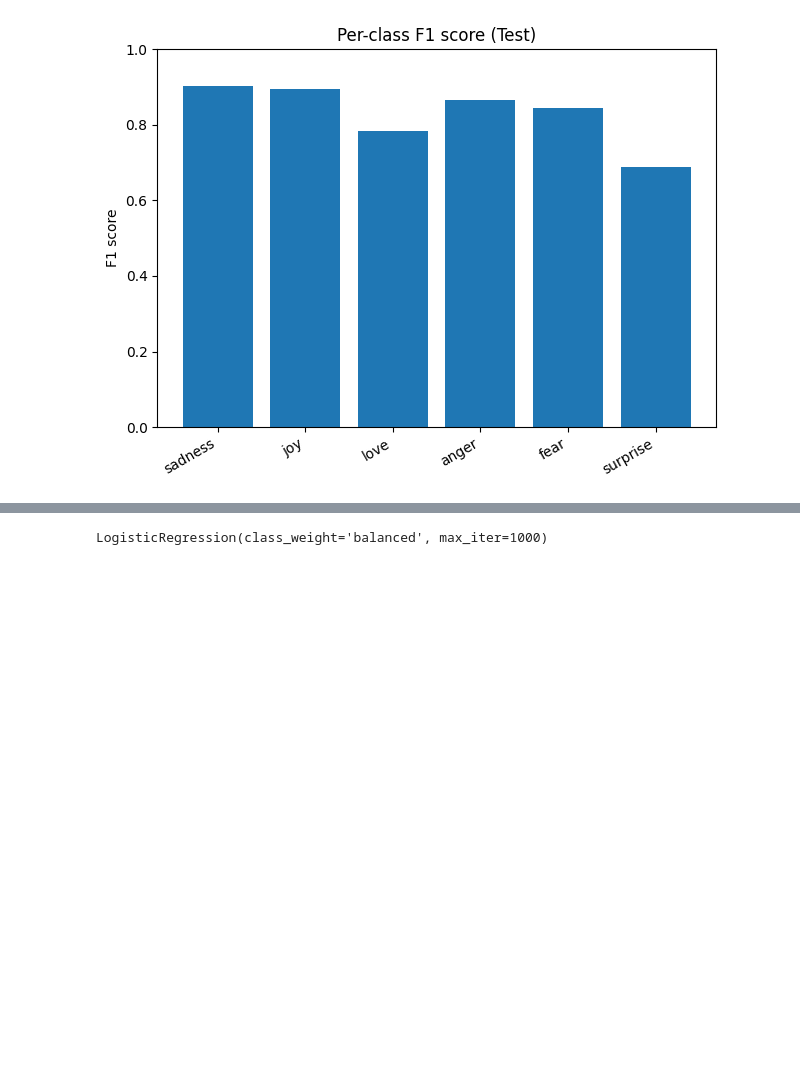
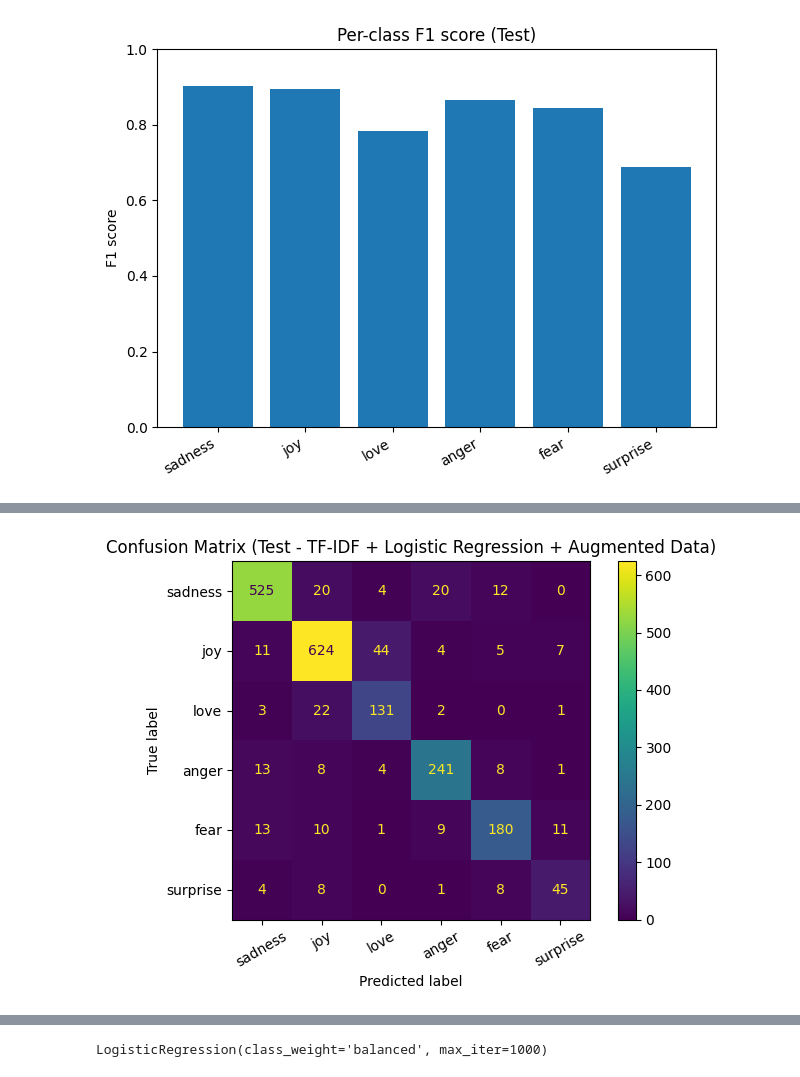
Before and after one commit to TgDSML/Movie-review-emotion-classifier, a Jupyter notebook: notebooks/logistic_regression.ipynb, the cells around one changed output, grey strips where cells are left out. Drawn from its saved outputs; the diff is of its cells as text; code cells hidden in the pictures; blank space fills up the shorter version.

Commit message:
added demonstration & graphs of LR+TF-IDF augmented

```diff
--- a/notebooks/logistic_regression.ipynb
+++ b/notebooks/logistic_regression.ipynb
@@ -118,0 +157,22 @@ plt.show()
+# %%
+from src.features.tfidf import fit_tfidf_on_any_dataframe
+
+# Fit TF-IDF on augmented training data
+vectorizer_aug, X_train_aug, y_train_aug = fit_tfidf_on_any_dataframe(train_df_aug_balanced)
+
+# Transform test data using the augmented vectorizer
+X_test_aug = vectorizer_aug.transform(test_df_aug['clean_text'])
+y_test_aug = test_df_aug["label"].values
+
+print("X_train_aug:", X_train_aug.shape)
+print("X_test_aug:", X_test_aug.shape)
+
+# Train logistic regression on augmented data
+model_aug = LogisticRegression(
+    max_iter=2000,
+    solver="lbfgs",
+    class_weight="balanced",
+)
+
+model_aug.fit(X_train_aug, y_train_aug)
+y_pred_aug = model_aug.predict(X_test_aug)
@@ -118,0 +197,11 @@ plt.show()
+# %%
+cm_aug = confusion_matrix(y_test_aug, y_pred_aug, labels=sorted(Label_map.keys()))
+disp_aug = ConfusionMatrixDisplay(confusion_matrix=cm_aug, display_labels=[Label_map[i] for i in sorted(Label_map.keys())])
+
+fig, ax = plt.subplots()
+disp_aug.plot(ax=ax, xticks_rotation=30)
+plt.title("Confusion Matrix (Test - TF-IDF + Logistic Regression + Augmented Data)")
+plt.tight_layout()
+plt.show()
+# %% [output]
+[figure, added]
```
Also changed, not shown: parts of 11 cells of this notebook.
